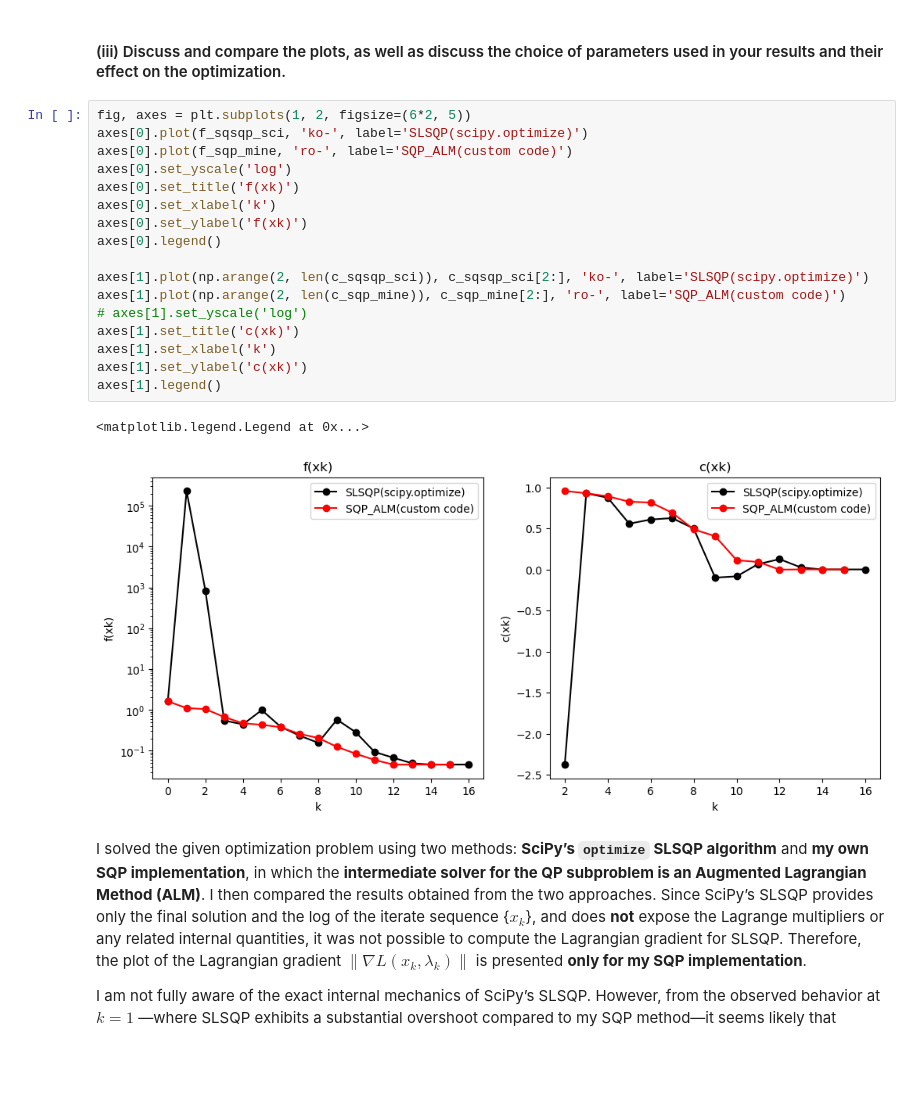
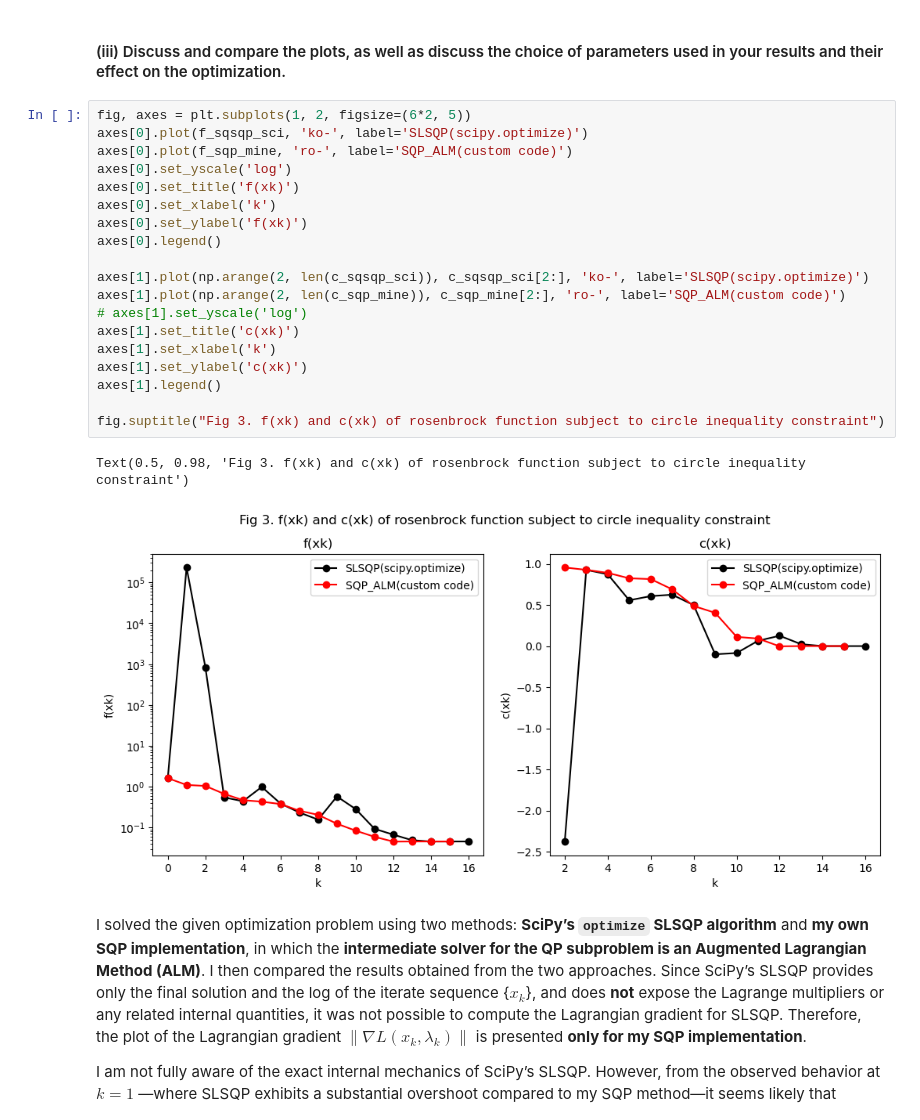
Before and after one commit to BVB09-KOR/NumericalOptimizationCourse25, a Jupyter notebook: Assignment_4/assignment_4.ipynb, the cells around one changed output. Saved outputs shown, nothing was run; the diff lists cells and outputs as text; blank space fills up the shorter version.

```diff
--- a/Assignment_4/assignment_4.ipynb
+++ b/Assignment_4/assignment_4.ipynb
@@ -215,23 +219,25 @@ fig.colorbar(contourf_1, ax=axes[1])
 # %%
 fig, axes = plt.subplots(1, 2, figsize=(6*2, 5))
 axes[0].plot(f_sqsqp_sci, 'ko-', label='SLSQP(scipy.optimize)')
 axes[0].plot(f_sqp_mine, 'ro-', label='SQP_ALM(custom code)')
 axes[0].set_yscale('log')
 axes[0].set_title('f(xk)')
 axes[0].set_xlabel('k')
 axes[0].set_ylabel('f(xk)')
 axes[0].legend()
 
 axes[1].plot(np.arange(2, len(c_sqsqp_sci)), c_sqsqp_sci[2:], 'ko-', label='SLSQP(scipy.optimize)')
 axes[1].plot(np.arange(2, len(c_sqp_mine)), c_sqp_mine[2:], 'ro-', label='SQP_ALM(custom code)')
 # axes[1].set_yscale('log')
 axes[1].set_title('c(xk)')
 axes[1].set_xlabel('k')
 axes[1].set_ylabel('c(xk)')
 axes[1].legend()
+
+fig.suptitle("Fig 3. f(xk) and c(xk) of rosenbrock function subject to circle inequality constraint")
 # %% [output]
-<matplotlib.legend.Legend at 0x...>
+Text(0.5, 0.98, 'Fig 3. f(xk) and c(xk) of rosenbrock function subject to circle inequality constraint')
-[figure, old version]
+[figure, new version]
 # %% [markdown]
 I solved the given optimization problem using two methods: **SciPy’s `optimize` SLSQP algorithm** and **my own SQP implementation**, in which the **intermediate solver for the QP subproblem is an Augmented Lagrangian Method (ALM)**. I then compared the results obtained from the two approaches. Since SciPy’s SLSQP provides only the final solution and the log of the iterate sequence \{$x_k$\}, and does **not** expose the Lagrange multipliers or any related internal quantities, it was not possible to compute the Lagrangian gradient for SLSQP. Therefore, the plot of the Lagrangian gradient $\lVert \nabla L(x_k, \lambda_k) \rVert$ is presented **only for my SQP implementation**.
 
```
Also changed, not shown: parts of 4 cells of this notebook, 2 other files.
